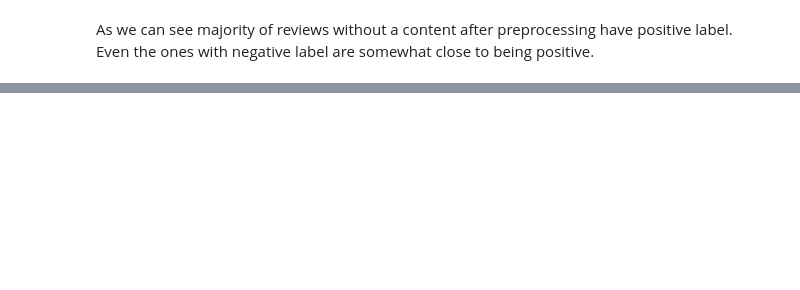
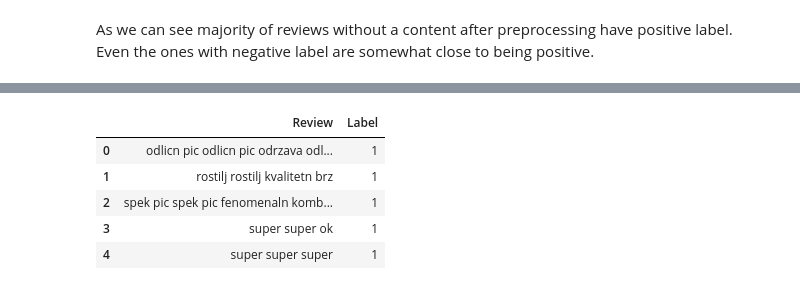
Before and after one commit to stevanmatovic/serbian-sentiment-analysis, a Jupyter notebook: donesi.ipynb, the cells around one changed output, grey strips where cells are left out. Saved outputs shown, nothing was run; the diff lists cells and outputs as text; code cells hidden in the pictures; blank space fills up the shorter version.

```diff
--- a/donesi.ipynb
+++ b/donesi.ipynb
@@ -143,0 +170,7 @@ As we can see majority of reviews without a content after preprocessing have pos
+# %%
+final_upweighting = pd.DataFrame()
+final = pd.DataFrame()
+final_upweighting['Review'] = (data['Processed Title'] + data['Processed Title'] + data['Processed Review']).apply(lambda x: ''.join(x))
+final_upweighting['Label'] = data['Label']
+final['Review'] = (data['Processed Title'] + data['Processed Review']).apply(lambda x: ''.join(x))
+final['Label'] = data['Label']
@@ -143,0 +186,9 @@ As we can see majority of reviews without a content after preprocessing have pos
+# %%
+final_upweighting.head()
+# %% [output]
+|  | Review | Label |
+| 0 | odlicn pic odlicn pic odrzava odl... | 1 |
+| 1 | rostilj rostilj kvalitetn brz | 1 |
+| 2 | spek pic spek pic fenomenaln komb... | 1 |
+| 3 | super super ok | 1 |
+| 4 | super super super | 1 |
```
Also changed, not shown: parts of 13 cells of this notebook, 2 other files.
